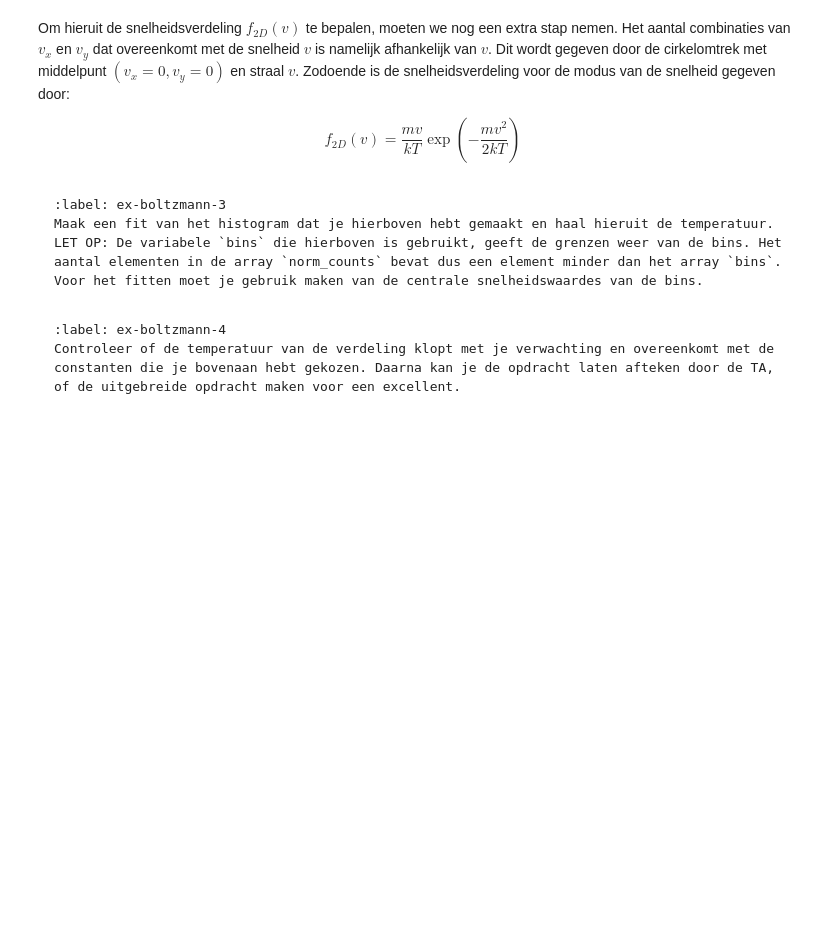
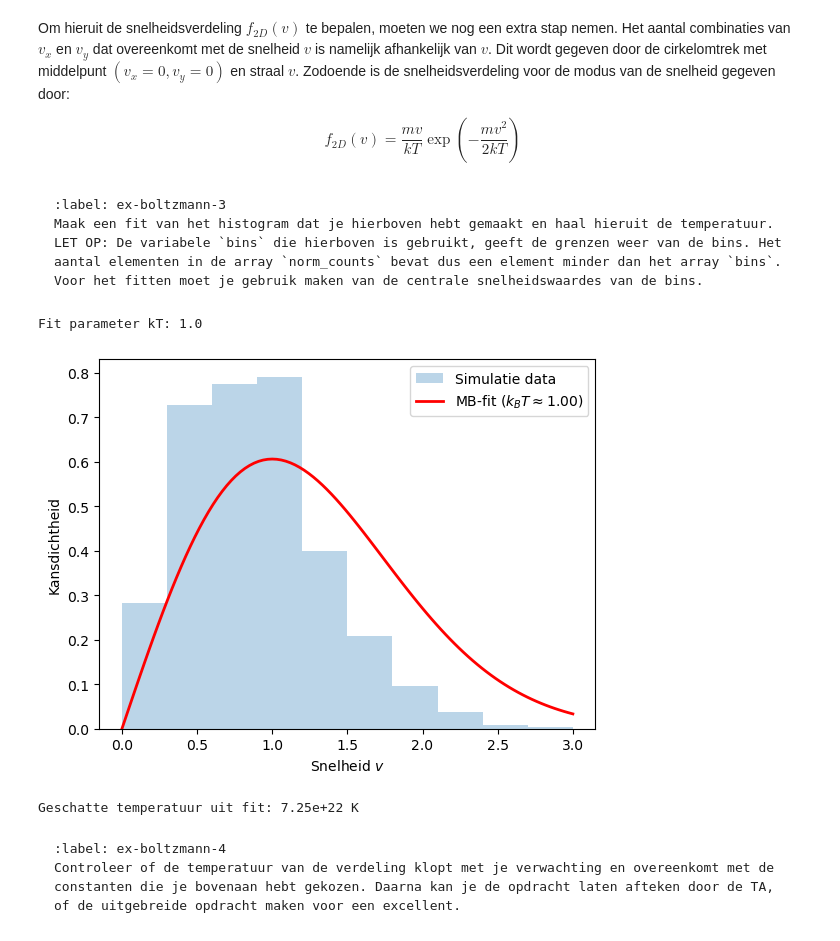
Before and after one commit to TomVerme/1, a Jupyter notebook: Content/PySim/6_boltzmann.ipynb, the cells around one changed output. Cells and saved outputs as stored; diff of their text form; code cells hidden in the pictures; blank space fills up the shorter version.

Commit message:
Boltzmann aangepast

````diff
--- a/Content/PySim/6_boltzmann.ipynb
+++ b/Content/PySim/6_boltzmann.ipynb
@@ -342,7 +345,37 @@ $$
 Maak een fit van het histogram dat je hierboven hebt gemaakt en haal hieruit de temperatuur. LET OP: De variabele `bins` die hierboven is gebruikt, geeft de grenzen weer van de bins. Het aantal elementen in de array `norm_counts` bevat dus een element minder dan het array `bins`. Voor het fitten moet je gebruik maken van de centrale snelheidswaardes van de bins.
 ```
 # %%
-#your code/answer
+
+
+#Fit van de histogram:
+def maxwell_boltzmann(v, A, m, kT):
+    m = 1.0
+    return (m*v/(kT)) * np.exp(-m*v**2/(2*kT))
+
+bin_centers = (bins[:-1] + bins[1:]) / 2
+popt, pcov = curve_fit(maxwell_boltzmann, bin_centers, norm_counts, p0=[1, 1, 1])
+kT_fit = popt[0]
+print(f"Fit parameter kT: {kT_fit}")
+
+# Plot het histogram (trap-grafiek)
+plt.stairs(norm_counts, bins, fill=True, label='Simulatie data', alpha=0.3)
+
+v_range = np.linspace(0, 3 * V_0, 100)
+plt.plot(v_range, maxwell_boltzmann(v_range, 1, 1, kT_fit), 'r-', lw=2, label=f'MB-fit ($k_BT \\approx {kT_fit:.2f}$)')
+
+plt.legend()
+plt.xlabel('Snelheid $v$')
+plt.ylabel('Kansdichtheid')
+plt.show()
+
+#Temperatuur berekenen uit de fit parameter kT:
+k_B = 1.38e-23  # Boltzmann constante in J/K
+T_fit = kT_fit / k_B
+print(f"Geschatte temperatuur uit fit: {T_fit:.2e} K")
+# %% [output]
+Fit parameter kT: 1.0
+[figure, added]
+Geschatte temperatuur uit fit: 7.25e+22 K
 # %% [markdown]
 ```{exercise}
 :label: ex-boltzmann-4
````
Also changed, not shown: parts of 7 cells of this notebook, 4 other files.
